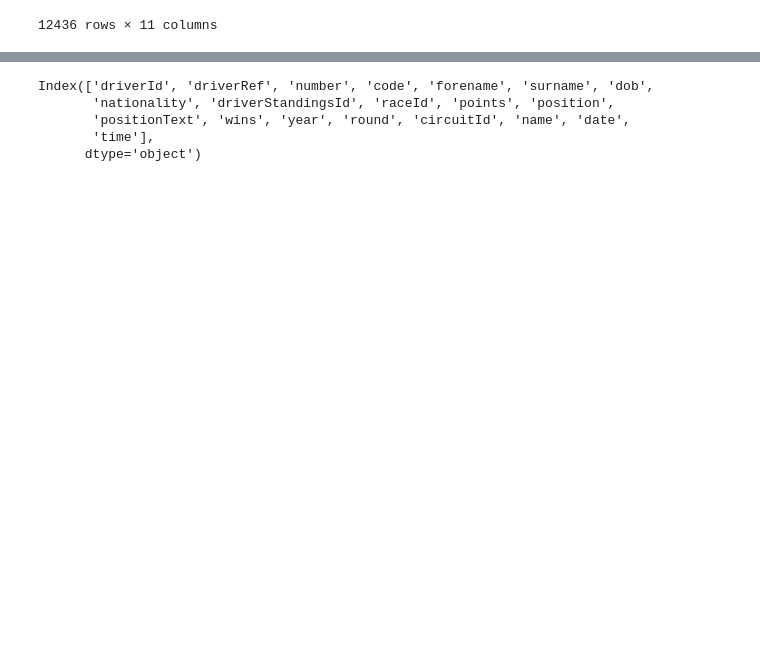
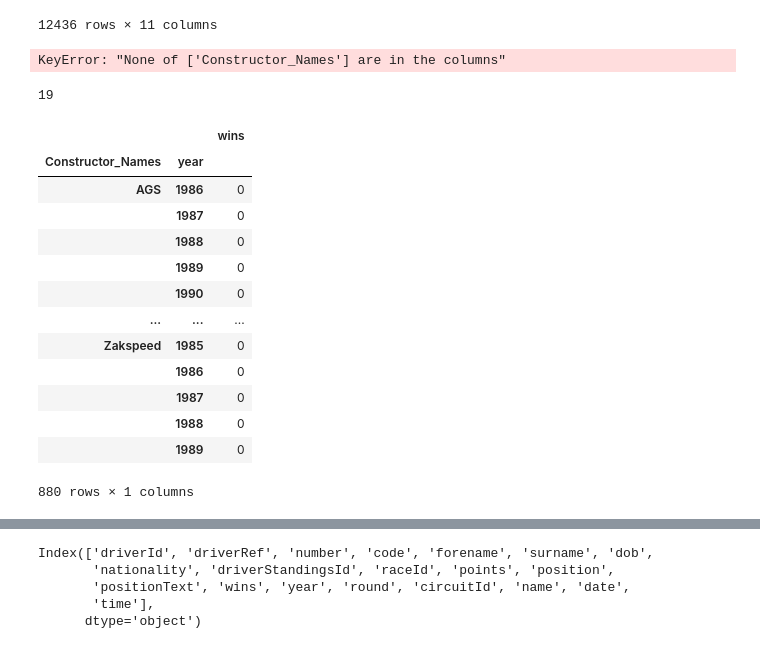
Before and after one commit to Vincent-glitch/ML-Project, a Jupyter notebook: notebooks/Formula.ipynb, the cells around one changed output, grey strips where cells are left out. Saved outputs shown, nothing was run; the diff lists cells and outputs as text; code cells hidden in the pictures; blank space fills up the shorter version.

```diff
--- a/notebooks/Formula.ipynb
+++ b/notebooks/Formula.ipynb
@@ -86,0 +89,6 @@ Constructor_Final.to_csv("../data/Modified/constructor_final.csv",index=False,he
+# %%
+Constructor_New.set_index('Constructor_Names',inplace=True)
+# %% [output]
+KeyError: "None of ['Constructor_Names'] are in the columns"
+# %%
+Constructor_New.set_index('year',inplace=True)
@@ -87,3 +97,25 @@ Constructor_Final.to_csv("../data/Modified/constructor_final.csv",index=False,he
+# %%
+Constructor
+# %% [output]
+19
+# %%
+Constructor_Wins = Constructor_New.groupby(['Constructor_Names','year'])
+Constructor_Wins.max()
+# %% [output]
+|  |  | wins |
+| Constructor_Names | year |  |
+| AGS | 1986 | 0 |
+|  | 1987 | 0 |
+|  | 1988 | 0 |
+|  | 1989 | 0 |
+|  | 1990 | 0 |
+| ... | ... | ... |
+| Zakspeed | 1985 | 0 |
+|  | 1986 | 0 |
+|  | 1987 | 0 |
+|  | 1988 | 0 |
+|  | 1989 | 0 |
+880 rows × 1 columns
 # %%
 driver_standings = pd.read_csv("../data/raw/driver_standings.csv")
 # %%
```
Also changed, not shown: parts of 6 cells of this notebook.
